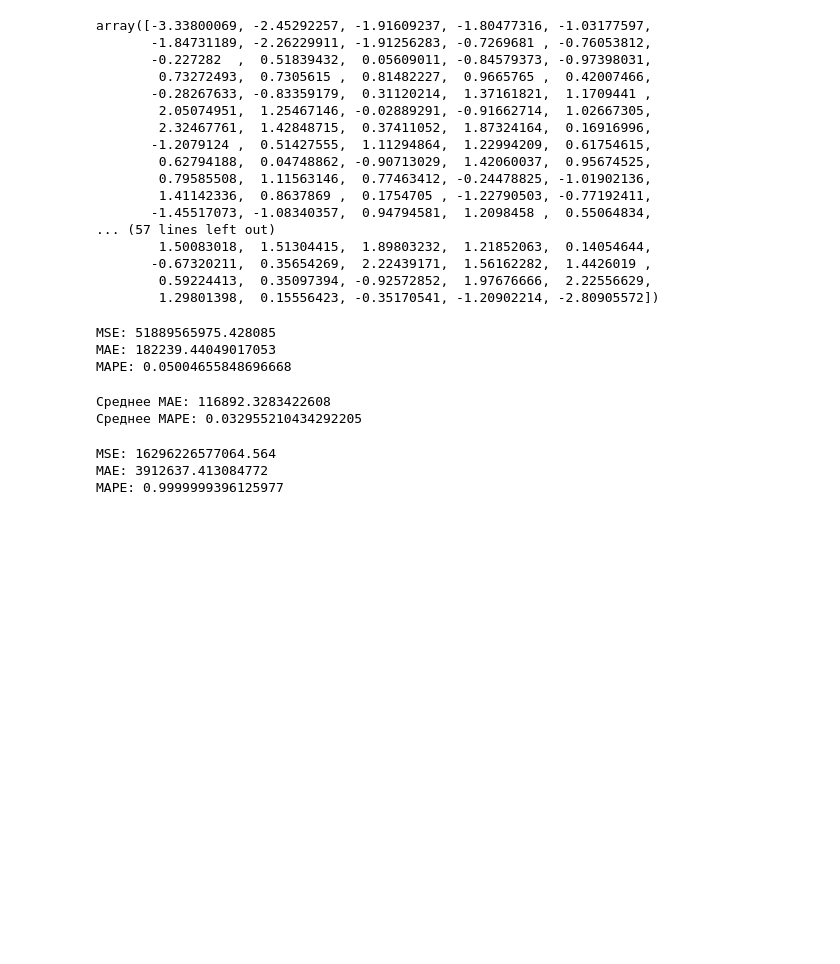
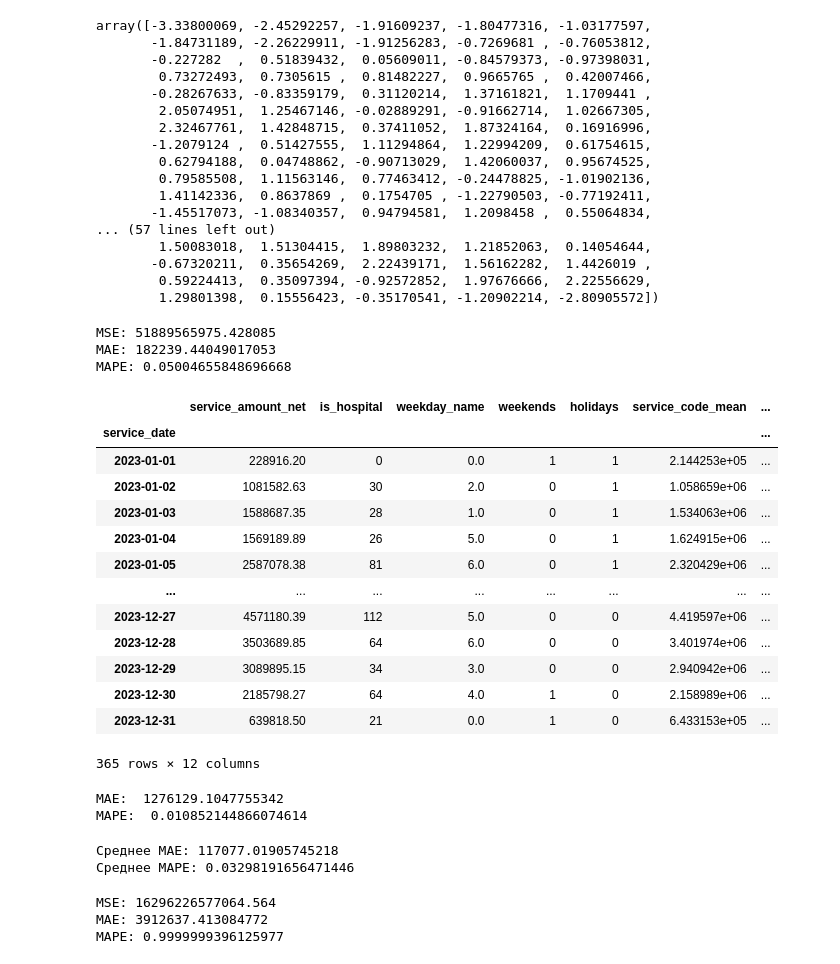
Before and after one commit to CCCXIV314/Sber, a Jupyter notebook: Sber_data_research.ipynb, the cells around one changed output. Saved outputs shown, nothing was run; the diff lists cells and outputs as text; code cells hidden in the pictures; blank space fills up the shorter version.

```diff
--- a/Sber_data_research.ipynb
+++ b/Sber_data_research.ipynb
@@ -778,11 +778,40 @@ print(f'MAPE: {mape}')
 MSE: 51889565975.428085
 MAE: 182239.44049017053
 MAPE: 0.05004655848696668
+# %%
+X_test
+# %% [output]
+|  | service_amount_net | is_hospital | weekday_name | weekends | holidays | service_code_mean | ... |
+| service_date |  |  |  |  |  |  | ... |
+| 2023-01-01 | 228916.20 | 0 | 0.0 | 1 | 1 | 2.144253e+05 | ... |
+| 2023-01-02 | 1081582.63 | 30 | 2.0 | 0 | 1 | 1.058659e+06 | ... |
+| 2023-01-03 | 1588687.35 | 28 | 1.0 | 0 | 1 | 1.534063e+06 | ... |
+| 2023-01-04 | 1569189.89 | 26 | 5.0 | 0 | 1 | 1.624915e+06 | ... |
+| 2023-01-05 | 2587078.38 | 81 | 6.0 | 0 | 1 | 2.320429e+06 | ... |
+| ... | ... | ... | ... | ... | ... | ... | ... |
+| 2023-12-27 | 4571180.39 | 112 | 5.0 | 0 | 0 | 4.419597e+06 | ... |
+| 2023-12-28 | 3503689.85 | 64 | 6.0 | 0 | 0 | 3.401974e+06 | ... |
+| 2023-12-29 | 3089895.15 | 34 | 3.0 | 0 | 0 | 2.940942e+06 | ... |
+| 2023-12-30 | 2185798.27 | 64 | 4.0 | 1 | 0 | 2.158989e+06 | ... |
+| 2023-12-31 | 639818.50 | 21 | 0.0 | 1 | 0 | 6.433153e+05 | ... |
+365 rows × 12 columns
+# %%
+X_month = X_test[['service_amount_net', 'service_date_month']]
+X_month['forecast'] = sd.inverse_transform(forecast.reshape(-1, 1))
+X_month_agg = X_month.groupby('service_date_month').agg({
+    'service_amount_net': 'sum',
+    'forecast': 'sum'
+})
+print('MAE: ', mean_absolute_error(X_month_agg['service_amount_net'], X_month_agg['forecast']))
+print('MAPE: ', mean_absolute_percentage_error(X_month_agg['service_amount_net'], X_month_agg['forecast']))
+# %% [output]
+MAE:  1276129.1047755342
+MAPE:  0.010852144866074614
 # %%
 mae_scores = []
 mape_scores = []
 
-
+tscv = TimeSeriesSplit()
 # 0   service_amount_net  730 non-null    float64       cel
 #  1   is_hospital         730 non-null    float64       +
 #  2   weekday_name        730 non-null    float64       -
@@ -848,8 +877,8 @@ for train_index, test_index in tscv.split(aggregated_data):
 print(f'Среднее MAE: {np.mean(mae_scores)}')
 print(f'Среднее MAPE: {np.mean(mape_scores)}')
 # %% [output]
-Среднее MAE: 116892.3283422608
-Среднее MAPE: 0.032955210434292205
+Среднее MAE: 117077.01905745218
+Среднее MAPE: 0.03298191656471446
 # %%
 # Рассчитываем MSE и MAE
 mse = mean_squared_error(X_test['service_amount_net'], forecast)
```
